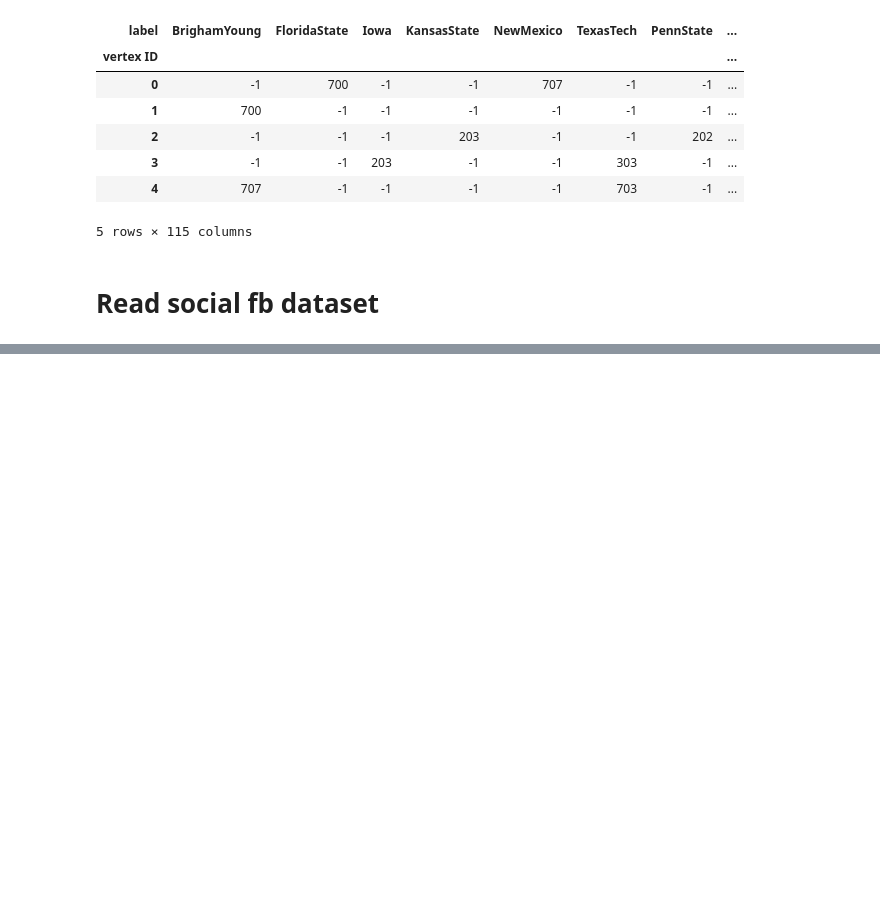
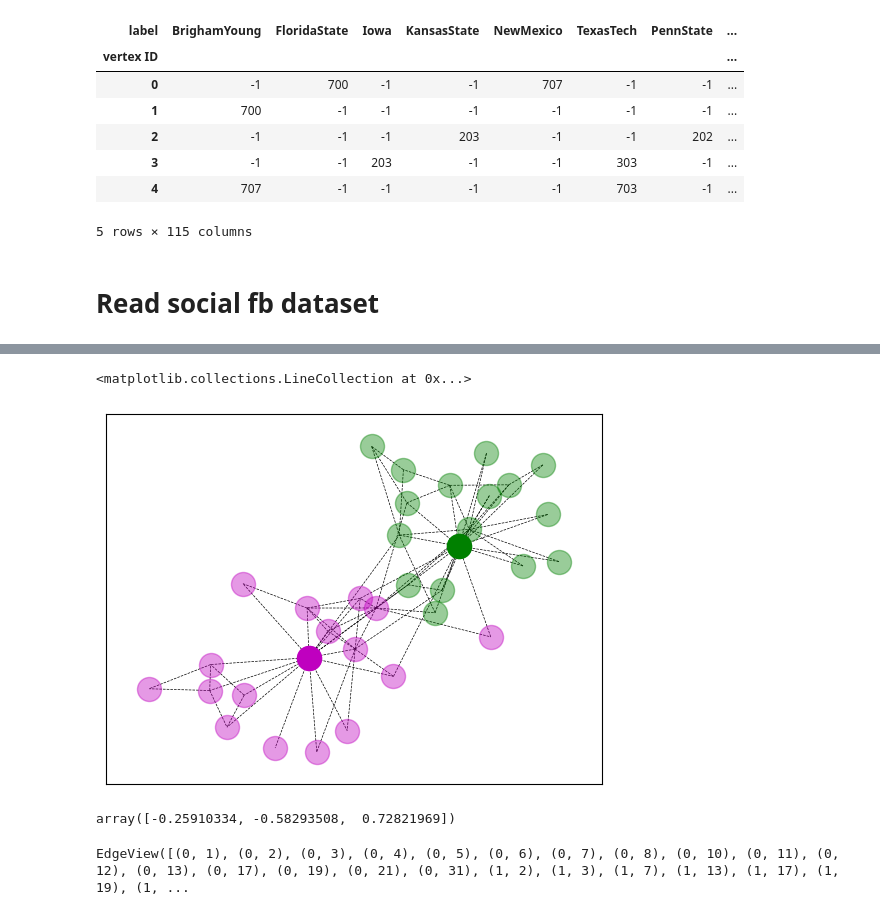
Before and after one commit to Sunfl4wer/mfcs-2022-final-assignment, a Jupyter notebook: read_graph.ipynb, the cells around one changed output, grey strips where cells are left out. Cells and saved outputs as stored; diff of their text form; code cells hidden in the pictures; blank space fills up the shorter version.

```diff
--- a/read_graph.ipynb
+++ b/read_graph.ipynb
@@ -82,0 +105,13 @@ social_dataset_df = pd.DataFrame.sparse.from_spmatrix(social_dataset)
+# %%
+#Let's import the ZKC graph:
+ZKC_graph = nx.karate_club_graph()
+
+#Let's keep track of which nodes represent John A and Mr Hi
+Mr_Hi = 0
+John_A = 33
+
+#remember the number of nodes since this will come in useful later
+Num_nodes = 34
+
+#get the club labels - i.e. which club each individual ended up joining
+club_labels = list(nx.get_node_attributes(ZKC_graph,'club').values())
@@ -82,0 +122,31 @@ social_dataset_df = pd.DataFrame.sparse.from_spmatrix(social_dataset)
+# %%
+#communities from last time - one list for each community
+community_0 = [8, 14, 15, 18, 20, 22, 23, 24, 25, 26, 27, 28, 29, 30, 31, 32, 33]
+community_1 = [0, 1, 2, 3, 4, 5, 6, 7, 9, 10, 11, 12, 13, 16, 17, 19, 21]
+
+#label for each node corresponds to community 0 or community 1
+community_label = [1, 1, 1, 1, 1, 1, 1, 1, 0, 1, 1, 1, 1, 1, 0, 0, 1, 1, 0, 1, 0, 1, 0, 0, 0, 0, 0, 0, 0, 0, 0, 0, 0, 0]
+# %%
+#Let's opt for a spring layout
+spring_pos = nx.spring_layout(ZKC_graph, seed=2)
+# %%
+#draw the network
+nx.draw_networkx_nodes(ZKC_graph, spring_pos, nodelist=community_0, node_color='g', alpha=0.4)
+nx.draw_networkx_nodes(ZKC_graph, spring_pos, nodelist=community_1, node_color='m', alpha=0.4)
+
+#let's highlight Mr Hi (solid purple) and John A (solid green)
+nx.draw_networkx_nodes(ZKC_graph, spring_pos, nodelist=[John_A], node_color='g', alpha=1)
+nx.draw_networkx_nodes(ZKC_graph, spring_pos, nodelist=[Mr_Hi], node_color='m', alpha=1)
+
+nx.draw_networkx_edges(ZKC_graph, spring_pos,style='dashed',width = 0.5)
+# %% [output]
+<matplotlib.collections.LineCollection at 0x...>
+[figure, added]
+# %%
+#As before we use networkx to determine node positions. We want to do the same spring layout but in 3D
+spring_3D = nx.spring_layout(ZKC_graph,dim=3, seed=18)
+
+#an example node coordinate
+spring_3D[4]
+# %% [output]
+array([-0.25910334, -0.58293508,  0.72821969])
@@ -82,0 +158,7 @@ social_dataset_df = pd.DataFrame.sparse.from_spmatrix(social_dataset)
+# %%
+#We also need a list of edges to include in the plot
+edge_list = ZKC_graph.edges()
+
+edge_list
+# %% [output]
+EdgeView([(0, 1), (0, 2), (0, 3), (0, 4), (0, 5), (0, 6), (0, 7), (0, 8), (0, 10), (0, 11), (0, 12), (0, 13), (0, 17), (0, 19), (0, 21), (0, 31), (1, 2), (1, 3), (1, 7), (1, 13), (1, 17), (1, 19), (1, ...
```
Also changed, not shown: parts of 17 cells of this notebook, 1 other file.
